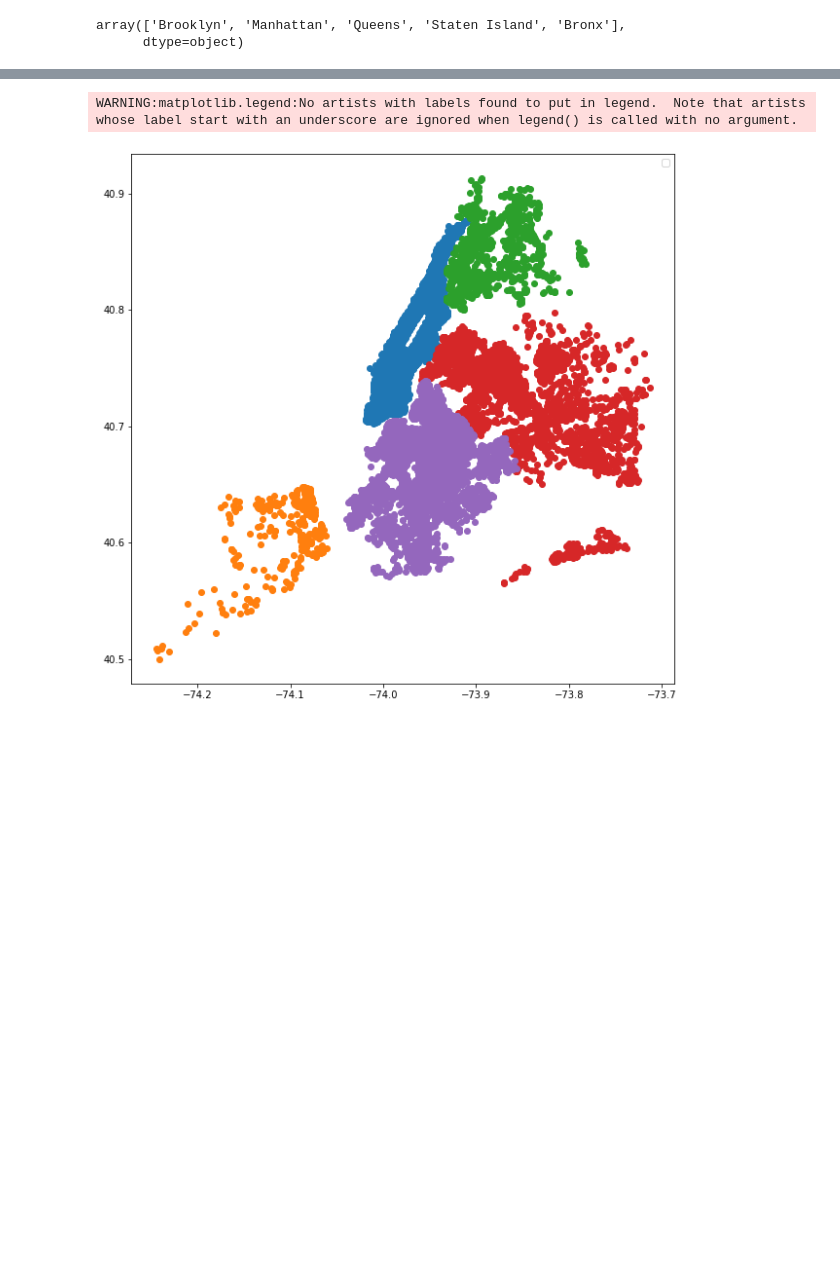
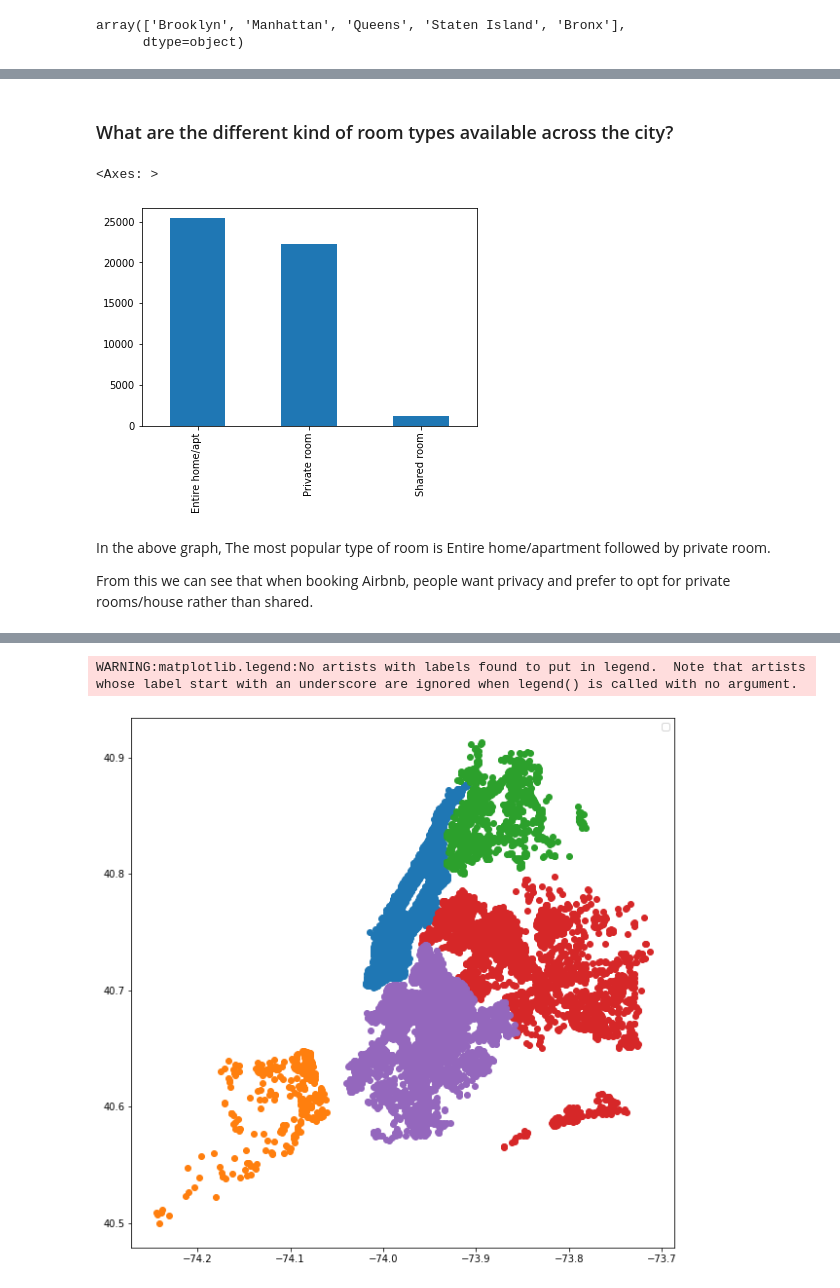
Before and after one commit to sidpatondikar/CAPSTONE-Airbnb-Booking-Analysis-Siddharth-Patondikar, a Jupyter notebook: Individual_notebook.ipynb, the cells around one changed output, grey strips where cells are left out. Saved outputs shown, nothing was run; the diff lists cells and outputs as text; code cells hidden in the pictures; blank space fills up the shorter version.

```diff
--- a/Individual_notebook.ipynb
+++ b/Individual_notebook.ipynb
@@ -210,0 +225,11 @@ array(['Brooklyn', 'Manhattan', 'Queens', 'Staten Island', 'Bronx'],
+# %% [markdown]
+### What are the different kind of room types available across the city?
+# %%
+df2['room_type'].value_counts().plot(kind='bar')
+# %% [output]
+<Axes: >
+[figure, added]
+# %% [markdown]
+In the above graph, The most popular type of room is Entire home/apartment followed by private room.
+
+From this we can see that when booking Airbnb, people want privacy and prefer to opt for private rooms/house rather than shared.
```
Also changed, not shown: parts of 14 cells of this notebook.
